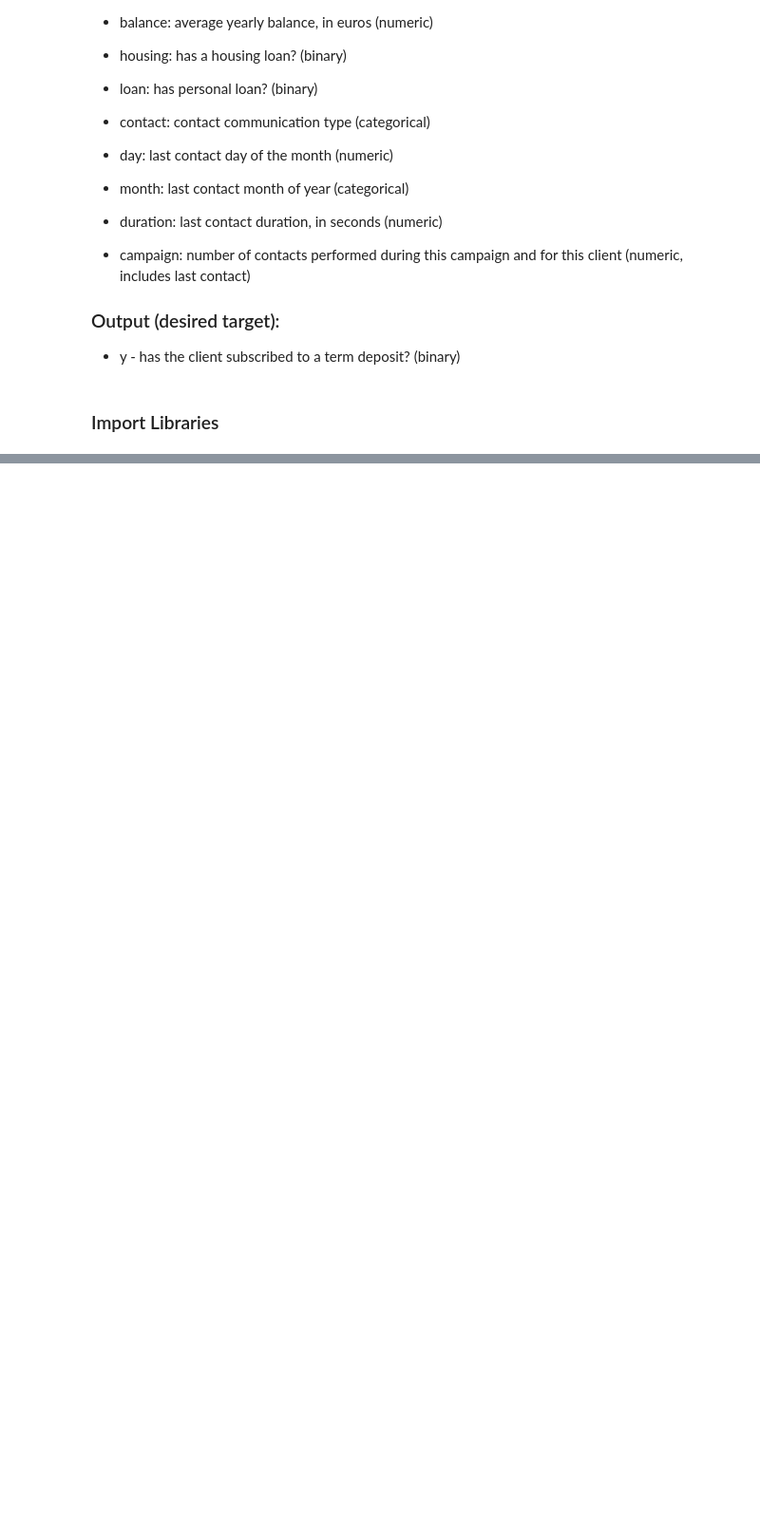
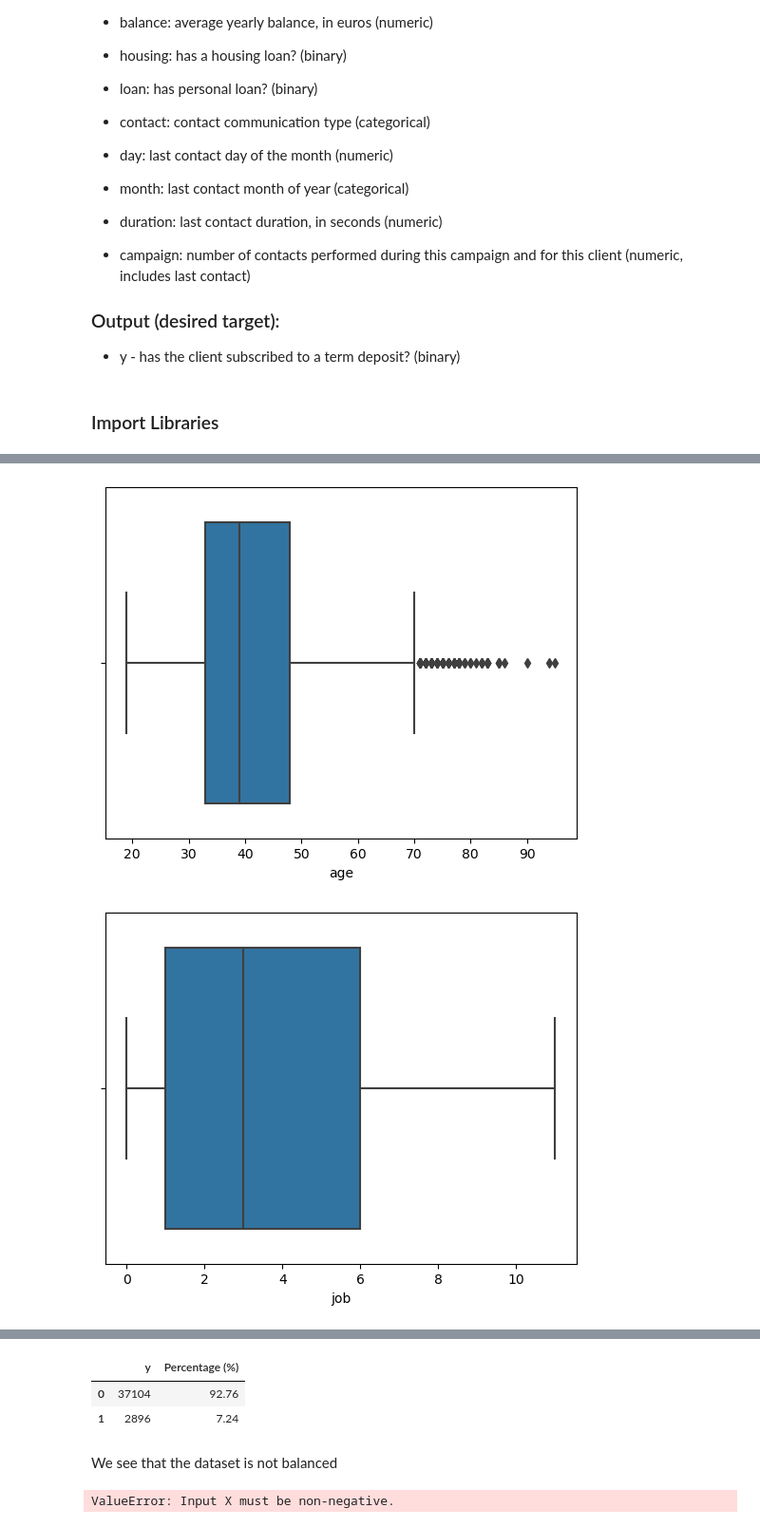
Before and after one commit to NNtorvas/TermDepositMarketing, a Jupyter notebook: term_deposit_marketing_notebook.ipynb, the cells around one changed output, grey strips where cells are left out. Shown: that part at 95% size. Saved outputs shown, nothing was run; the diff lists cells and outputs as text; code cells hidden in the pictures; blank space fills up the shorter version.

```diff
--- a/term_deposit_marketing_notebook.ipynb
+++ b/term_deposit_marketing_notebook.ipynb
@@ -91,0 +271,8 @@ VBox(children=(Tab(children=(Tab(children=(GridBox(children=(VBox(children=(Grid
+# %%
+# boxplot to see for outliers
+for col in data.columns[1:]:
+  plt.figure()
+  sns.boxplot(data=data, x=col)
+# %% [output]
+[figure, added]
+[figure, added]
@@ -91,0 +290,14 @@ VBox(children=(Tab(children=(Tab(children=(GridBox(children=(VBox(children=(Grid
+# %%
+df_percentage = pd.DataFrame(data['y'].value_counts())
+df_percentage['Percentage (%)'] = (df_percentage['y']/df_percentage['y'].sum())*100
+df_percentage
+# %% [output]
+|  | y | Percentage (%) |
+| 0 | 37104 | 92.76 |
+| 1 | 2896 | 7.24 |
+# %% [markdown]
+We see that the dataset is not balanced
+# %%
+chi2(data, data['y'])
+# %% [output]
+ValueError: Input X must be non-negative.
```
Also changed, not shown: parts of 17 cells of this notebook.
